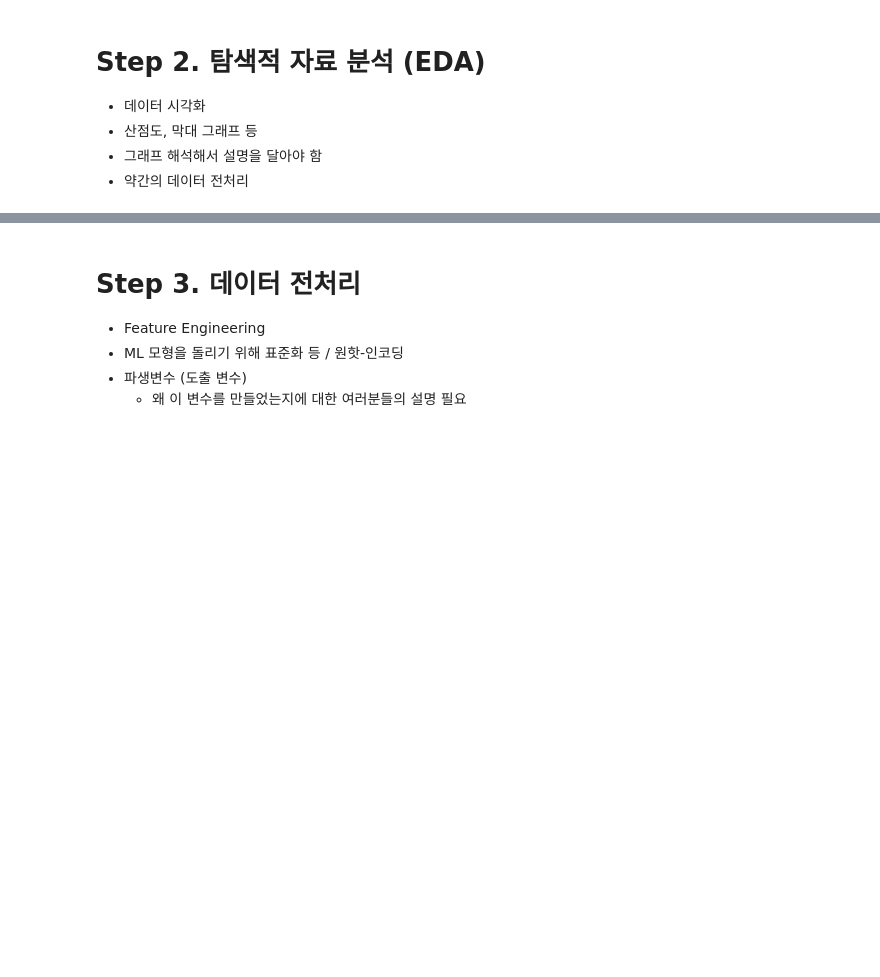
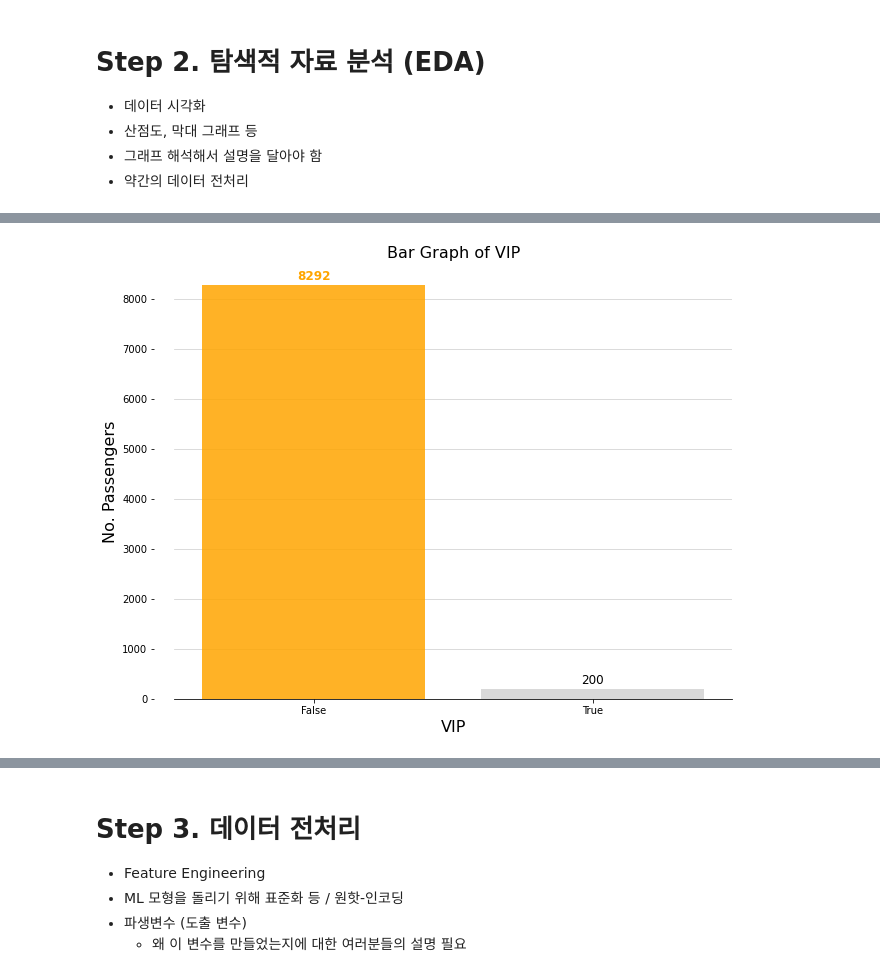
Before and after one commit to dschloe/Project04, a Jupyter notebook: spaceship/for-newbies-eda-lightgbm.ipynb, the cells around one changed output, grey strips where cells are left out. Drawn from its saved outputs; the diff is of its cells as text; code cells hidden in the pictures; blank space fills up the shorter version.

```diff
--- a/spaceship/for-newbies-eda-lightgbm.ipynb
+++ b/spaceship/for-newbies-eda-lightgbm.ipynb
@@ -95,0 +193,4 @@ memory usage: 891.5+ KB
+# %%
+cnt_bar(train_data, "VIP")
+# %% [output]
+[figure, added]
```
Also changed, not shown: parts of 28 cells of this notebook.
